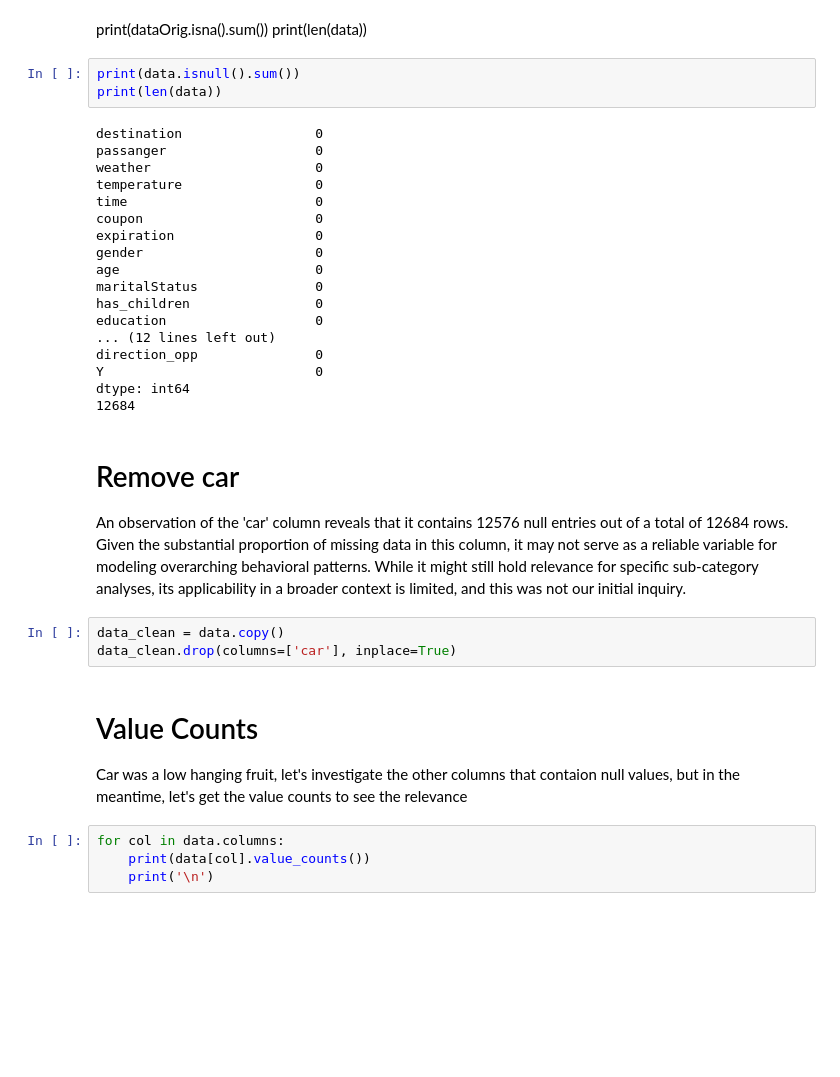
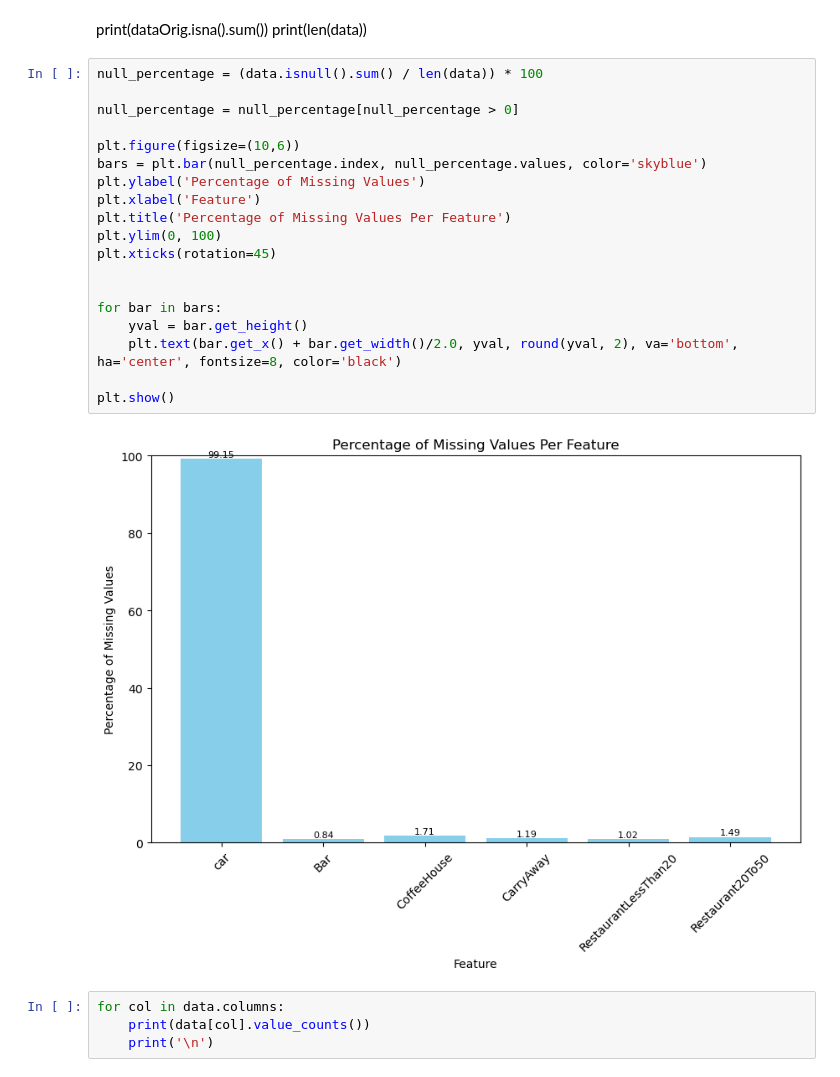
Before and after one commit to ematsuno/MLAI_Emeritus_Course_23, a Jupyter notebook: prompt5.1.ipynb, the cells around one changed output. Cells and saved outputs as stored; diff of their text form; blank space fills up the shorter version.

Commit message:
checking copy and progress

```diff
--- a/prompt5.1.ipynb
+++ b/prompt5.1.ipynb
@@ -122,36 +122,27 @@ memory usage: 2.5+ MB
 # %% [markdown]
 print(dataOrig.isna().sum())
 print(len(data))
-# %%
-print(data.isnull().sum())
-print(len(data))
-# %% [output]
-destination                 0
-passanger                   0
-weather                     0
-temperature                 0
-time                        0
-coupon                      0
-expiration                  0
-gender                      0
-age                         0
-maritalStatus               0
-has_children                0
-education                   0
-... (12 lines left out)
-direction_opp               0
-Y                           0
-dtype: int64
-12684
-# %% [markdown]
-# Remove car
-An observation of the 'car' column reveals that it contains 12576 null entries out of a total of 12684 rows. Given the substantial proportion of missing data in this column, it may not serve as a reliable variable for modeling overarching behavioral patterns. While it might still hold relevance for specific sub-category analyses, its applicability in a broader context is limited, and this was not our initial inquiry.
-# %%
-data_clean = data.copy()
-data_clean.drop(columns=['car'], inplace=True)
-# %% [markdown]
-# Value Counts
-Car was a low hanging fruit, let's investigate the other columns that contaion null values, but in the meantime, let's get the value counts to see the relevance
+# %%
+null_percentage = (data.isnull().sum() / len(data)) * 100
+
+null_percentage = null_percentage[null_percentage > 0]
+
+plt.figure(figsize=(10,6))
+bars = plt.bar(null_percentage.index, null_percentage.values, color='skyblue')
+plt.ylabel('Percentage of Missing Values')
+plt.xlabel('Feature')
+plt.title('Percentage of Missing Values Per Feature')
+plt.ylim(0, 100)
+plt.xticks(rotation=45)
+
+
+for bar in bars:
+    yval = bar.get_height()
+    plt.text(bar.get_x() + bar.get_width()/2.0, yval, round(yval, 2), va='bottom', ha='center', fontsize=8, color='black')
+
+plt.show()
+# %% [output]
+[figure, added]
 # %%
 for col in data.columns:
     print(data[col].value_counts())
```
Also changed, not shown: parts of 6 cells of this notebook, 1 other file.
